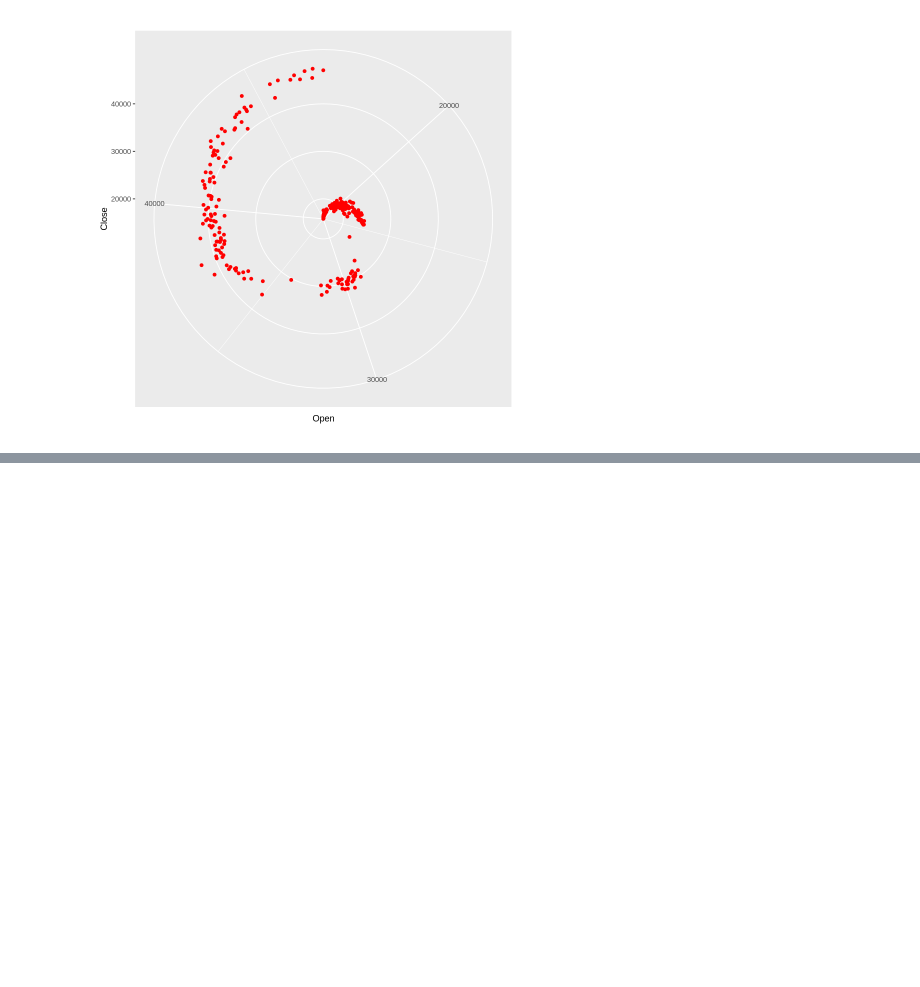
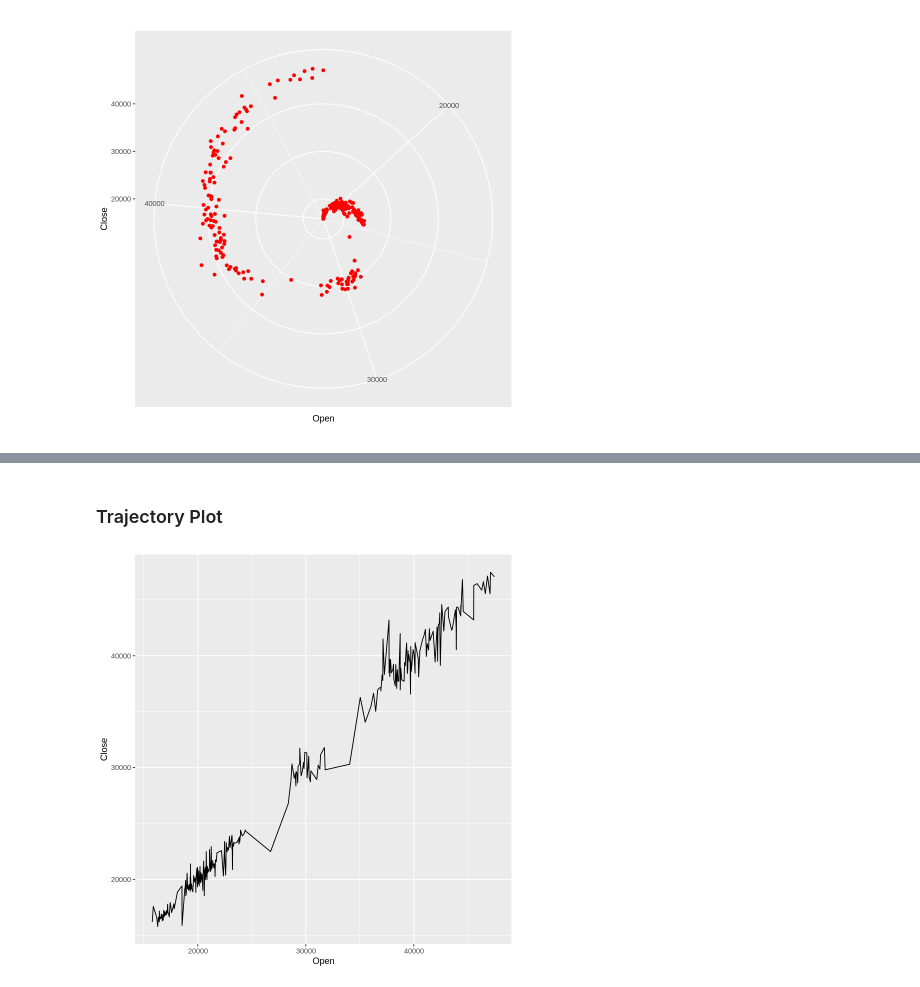
Before and after one commit to mehdisahraeei/analyzing_data_with_R, a Jupyter notebook: project/analyzing_data_with_R.ipynb, the cells around one changed output, grey strips where cells are left out. Cells and saved outputs as stored; diff of their text form; code cells hidden in the pictures; blank space fills up the shorter version.

```diff
--- a/project/analyzing_data_with_R.ipynb
+++ b/project/analyzing_data_with_R.ipynb
@@ -104,0 +128,7 @@ ggplot(df, aes(x = Open)) +
+# %% [markdown]
+### Trajectory Plot
+# %%
+ggplot(df, aes(x = Open, y = Close)) +
+  geom_line()
+# %% [output]
+[figure, added]
```
Also changed, not shown: parts of 5 cells of this notebook.
